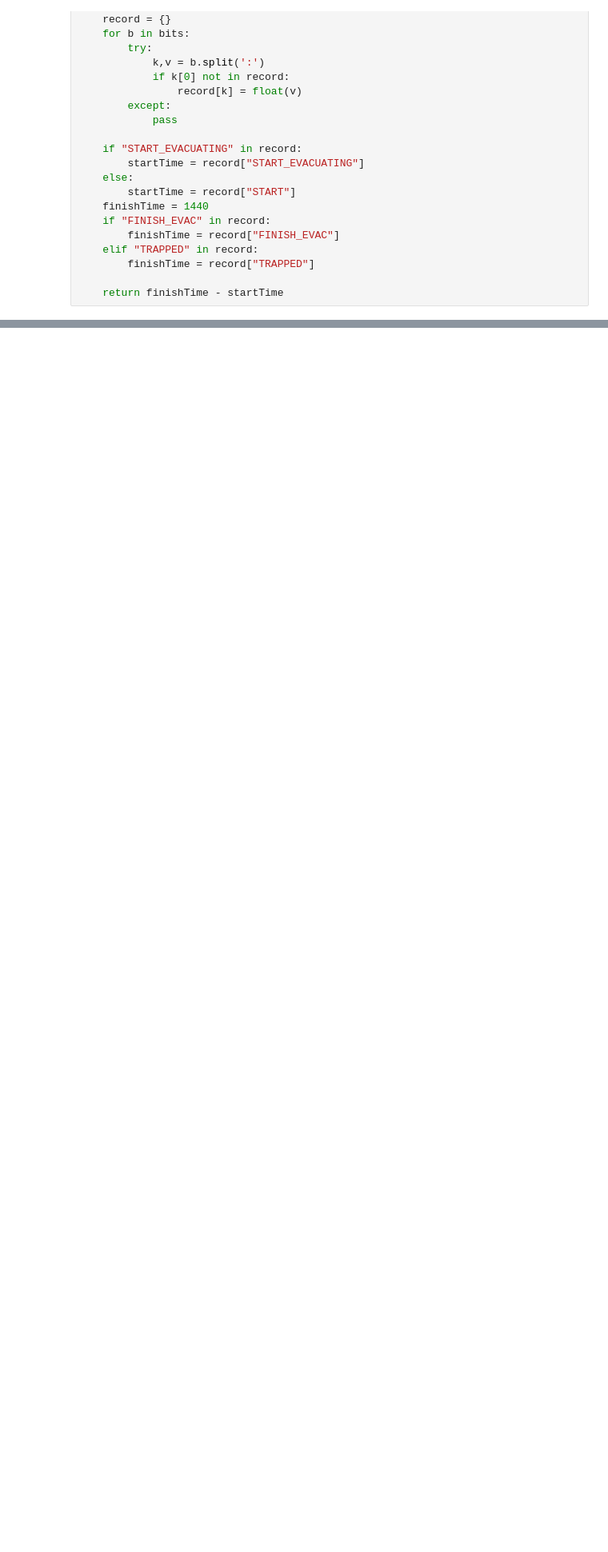
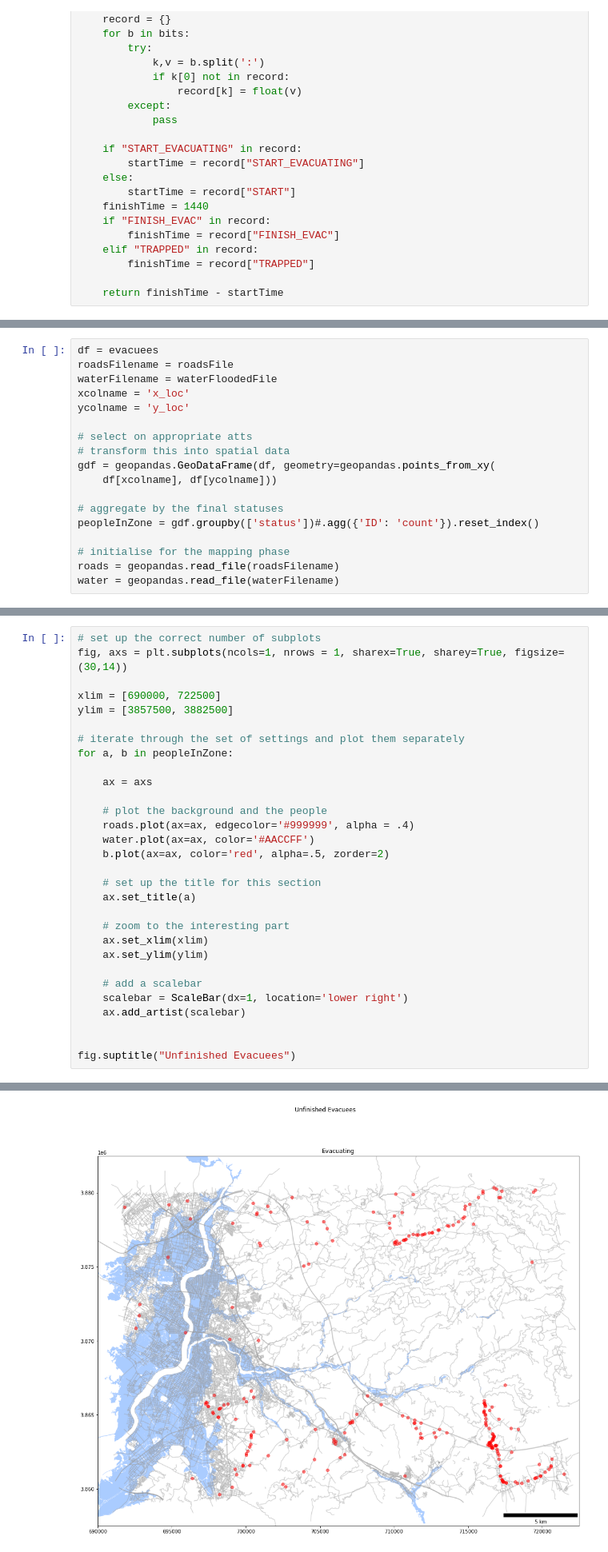
Before and after one commit to swise5/SETOSim, a Jupyter notebook: src/python/HICSS2025.ipynb, the cells around one changed output, grey strips where cells are left out. Shown at 80% size. Drawn from its saved outputs; the diff is of its cells as text; blank space fills up the shorter version.

```diff
--- a/src/python/HICSS2025.ipynb
+++ b/src/python/HICSS2025.ipynb
@@ -136,0 +187,18 @@ plt.savefig(evacTimeFilename, format="png", dpi=720)
+# %%
+df = evacuees
+roadsFilename = roadsFile
+waterFilename = waterFloodedFile
+xcolname = 'x_loc'
+ycolname = 'y_loc'
+
+# select on appropriate atts
+# transform this into spatial data
+gdf = geopandas.GeoDataFrame(df, geometry=geopandas.points_from_xy(
+    df[xcolname], df[ycolname]))
+
+# aggregate by the final statuses
+peopleInZone = gdf.groupby(['status'])#.agg({'ID': 'count'}).reset_index()
+
+# initialise for the mapping phase
+roads = geopandas.read_file(roadsFilename)
+water = geopandas.read_file(waterFilename)
@@ -136,0 +209,31 @@ plt.savefig(evacTimeFilename, format="png", dpi=720)
+# %%
+# set up the correct number of subplots
+fig, axs = plt.subplots(ncols=1, nrows = 1, sharex=True, sharey=True, figsize=(30,14))
+
+xlim = [690000, 722500]
+ylim = [3857500, 3882500]
+
+# iterate through the set of settings and plot them separately
+for a, b in peopleInZone:
+
+    ax = axs
+
+    # plot the background and the people
+    roads.plot(ax=ax, edgecolor='#999999', alpha = .4)
+    water.plot(ax=ax, color='#AACCFF')
+    b.plot(ax=ax, color='red', alpha=.5, zorder=2)
+
+    # set up the title for this section
+    ax.set_title(a)
+
+    # zoom to the interesting part
+    ax.set_xlim(xlim)
+    ax.set_ylim(ylim)
+
+    # add a scalebar
+    scalebar = ScaleBar(dx=1, location='lower right')
+    ax.add_artist(scalebar)
+
+
+fig.suptitle("Unfinished Evacuees")
+# %% [output]
@@ -136,0 +241 @@ plt.savefig(evacTimeFilename, format="png", dpi=720)
+[figure, added]
```
Also changed, not shown: parts of 14 cells of this notebook, 4 other files.
